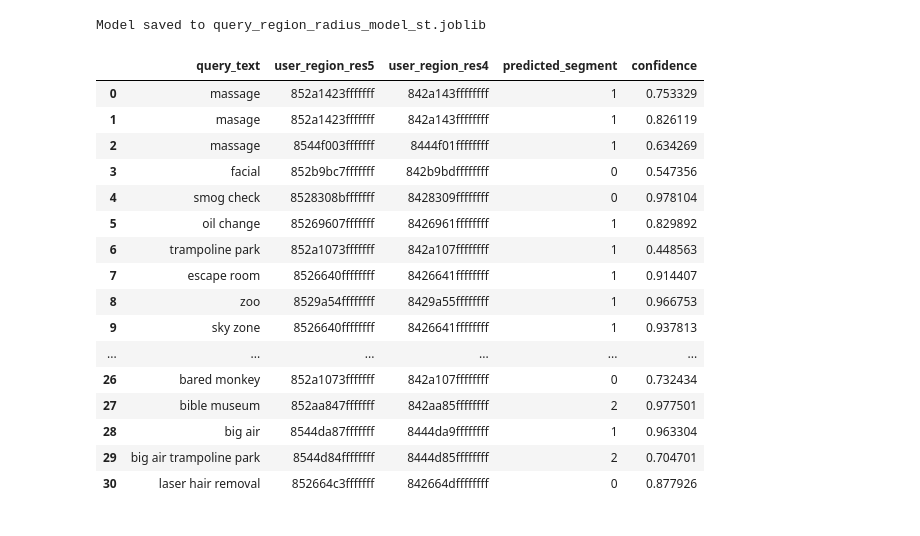
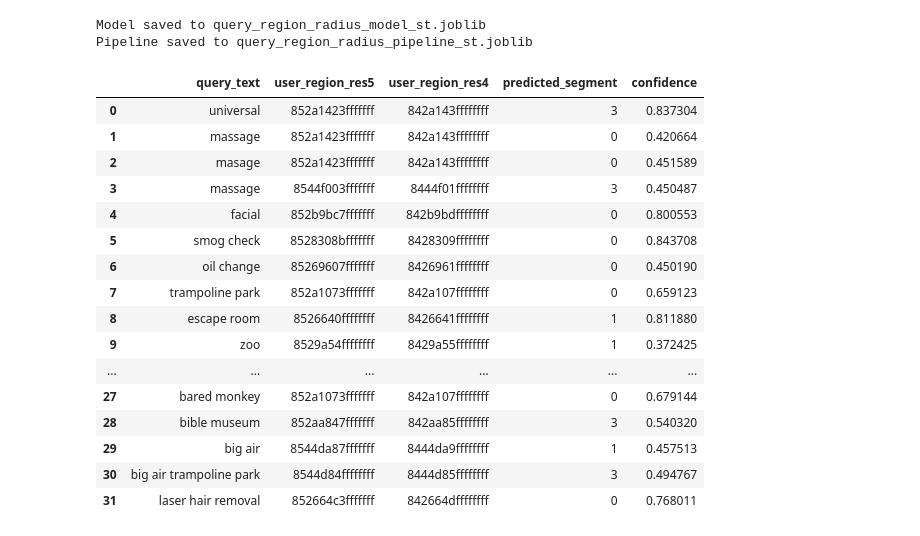
Before and after one commit to zphilippcz/research, a Jupyter notebook: query-to-radius/train_sentence_transformer.ipynb, the cells around one changed output. Saved outputs shown, nothing was run; the diff lists cells and outputs as text; code cells hidden in the pictures.

```diff
--- a/query-to-radius/train_sentence_transformer.ipynb
+++ b/query-to-radius/train_sentence_transformer.ipynb
@@ -1,9 +1,20 @@
 # %%
 import pandas as pd
+import numpy as np
 import os
 
 df = pd.read_csv("data/train.csv")
 print(f"Loaded from CSV: {df.shape}")
 
-df.head()
+
+df = df.rename(
+    columns={
+        "query": "query_text",
+        "region_res5": "user_region_res5",
+        "region_res4": "user_region_res4",
+    }
+).copy()
+df["sample_weight"] = np.log1p(df["total_orders"])
+
+df.query("query_text == 'massage'").head(20)
 # %% [output]
@@ -16,0 +119,7 @@ Loaded from CSV: (3461, 5)
+# %%
+# Features and target from the renamed df
+X = df[["query_text", "user_region_res5", "user_region_res4"]]
+y = df["label"].astype(int)
+w = df["sample_weight"] #= np.log1p(df["total_orders"])
+
+w.head()
@@ -131,7 +221,14 @@ MAE on 3-class bucket_id (0..2): 0.266
 import joblib
 
 MODEL_PATH = "query_region_radius_model_st.joblib"
-joblib.dump(model, MODEL_PATH)
+# Save the wrapped model (which contains the pipeline)
+joblib.dump(wrapped_model, MODEL_PATH)
 print(f"Model saved to {MODEL_PATH}")
+
+# Also save the raw pipeline for backward compatibility if needed
+PIPELINE_PATH = "query_region_radius_pipeline_st.joblib"
+joblib.dump(model, PIPELINE_PATH)
+print(f"Pipeline saved to {PIPELINE_PATH}")
 # %% [output]
 Model saved to query_region_radius_model_st.joblib
+Pipeline saved to query_region_radius_pipeline_st.joblib
@@ -154,6 +253,7 @@ import pandas as pd
 # Test queries - same as in the original notebook
 all_rows = [
     # --- test_rows ---
+    {"query_text": "universal",        "user_region_res5": "852a1423fffffff", "user_region_res4": "842a143ffffffff"},
     {"query_text": "massage",          "user_region_res5": "852a1423fffffff", "user_region_res4": "842a143ffffffff"},
     {"query_text": "masage",           "user_region_res5": "852a1423fffffff", "user_region_res4": "842a143ffffffff"},
     {"query_text": "massage",          "user_region_res5": "8544f003fffffff", "user_region_res4": "8444f01ffffffff"},
@@ -170,54 +270,51 @@ all_rows = [
     {"query_text": "great wolf",       "user_region_res5": "85283471fffffff", "user_region_res4": "8428347ffffffff"},
     {"query_text": "citypass",         "user_region_res5": "8529ab9bfffffff", "user_region_res4": "8429ab9ffffffff"},
     {"query_text": "whale watching",   "user_region_res5": "8529a54ffffffff", "user_region_res4": "8429a55ffffffff"},
     {"query_text": "hotel",            "user_region_res5": "852a1423fffffff", "user_region_res4": "842a143ffffffff"},
     {"query_text": "hotl",             "user_region_res5": "852a1423fffffff", "user_region_res4": "842a143ffffffff"},
     {"query_text": "windows 11",       "user_region_res5": "8529ab9bfffffff", "user_region_res4": "8429ab9ffffffff"},
     {"query_text": "microsoft office", "user_region_res5": "8529ab9bfffffff", "user_region_res4": "8429ab9ffffffff"},
     {"query_text": "costco",           "user_region_res5": "8529ab9bfffffff", "user_region_res4": "8429ab9ffffffff"},
     {"query_text": "cosco",            "user_region_res5": "8529ab9bfffffff", "user_region_res4": "8429ab9ffffffff"},
     {"query_text": "windows 10",       "user_region_res5": "8529ab9bfffffff", "user_region_res4": "8429ab9ffffffff"},
     {"query_text": "airport parking", "user_region_res5": "8529b6d3fffffff", "user_region_res4": "8429b6dffffffff"},
     {"query_text": "architecture boat tour", "user_region_res5": "852664cffffffff", "user_region_res4": "842664dffffffff"},
     {"query_text": "architecture boat tour", "user_region_res5": "852664c3fffffff", "user_region_res4": "842664dffffffff"},
     {"query_text": "bared monkey", "user_region_res5": "852a1073fffffff", "user_region_res4": "842a107ffffffff"},
     {"query_text": "bible museum", "user_region_res5": "852aa847fffffff", "user_region_res4": "842aa85ffffffff"},
     {"query_text": "big air", "user_region_res5": "8544da87fffffff", "user_region_res4": "8444da9ffffffff"},
     {"query_text": "big air trampoline park", "user_region_res5": "8544d84ffffffff", "user_region_res4": "8444d85ffffffff"},
     {"query_text": "laser hair removal", "user_region_res5": "852664c3fffffff", "user_region_res4": "842664dffffffff"},
 ]
 
-# Test DataFrame and predictions
-df_test = pd.DataFrame(all_rows)
+# Test predictions using wrapped model (works with list of dicts, no DataFrame needed)
+pred_segments = wrapped_model.predict(all_rows)
+probs = wrapped_model.predict_proba(all_rows)
 
-# Model expects columns: query_text, user_region_res5, user_region_res4
-probs = model.predict_proba(df_test[["query_text", "user_region_res5", "user_region_res4"]])
-pred_segments = model.predict(df_test[["query_text", "user_region_res5", "user_region_res4"]])
-
-# Confidence is the probability of the predicted class
-df_out = df_test.copy()
+# Create output DataFrame for display
+df_out = pd.DataFrame(all_rows)
 df_out["predicted_segment"] = pred_segments.astype(int)
 df_out["confidence"] = [float(probs[i][pred_segments[i]]) for i in range(len(pred_segments))]
 
 pd.set_option("display.max_colwidth", None)
 pd.set_option("display.max_rows", None)
 
 df_out
 # %% [output]
 |  | query_text | user_region_res5 | user_region_res4 | predicted_segment | confidence |
-| 0 | massage | 852a1423fffffff | 842a143ffffffff | 1 | 0.753329 |
-| 1 | masage | 852a1423fffffff | 842a143ffffffff | 1 | 0.826119 |
-| 2 | massage | 8544f003fffffff | 8444f01ffffffff | 1 | 0.634269 |
-| 3 | facial | 852b9bc7fffffff | 842b9bdffffffff | 0 | 0.547356 |
-| 4 | smog check | 8528308bfffffff | 8428309ffffffff | 0 | 0.978104 |
-| 5 | oil change | 85269607fffffff | 8426961ffffffff | 1 | 0.829892 |
-| 6 | trampoline park | 852a1073fffffff | 842a107ffffffff | 1 | 0.448563 |
-| 7 | escape room | 8526640ffffffff | 8426641ffffffff | 1 | 0.914407 |
-| 8 | zoo | 8529a54ffffffff | 8429a55ffffffff | 1 | 0.966753 |
-| 9 | sky zone | 8526640ffffffff | 8426641ffffffff | 1 | 0.937813 |
+| 0 | universal | 852a1423fffffff | 842a143ffffffff | 3 | 0.837304 |
+| 1 | massage | 852a1423fffffff | 842a143ffffffff | 0 | 0.420664 |
+| 2 | masage | 852a1423fffffff | 842a143ffffffff | 0 | 0.451589 |
+| 3 | massage | 8544f003fffffff | 8444f01ffffffff | 3 | 0.450487 |
+| 4 | facial | 852b9bc7fffffff | 842b9bdffffffff | 0 | 0.800553 |
+| 5 | smog check | 8528308bfffffff | 8428309ffffffff | 0 | 0.843708 |
+| 6 | oil change | 85269607fffffff | 8426961ffffffff | 0 | 0.450190 |
+| 7 | trampoline park | 852a1073fffffff | 842a107ffffffff | 0 | 0.659123 |
+| 8 | escape room | 8526640ffffffff | 8426641ffffffff | 1 | 0.811880 |
+| 9 | zoo | 8529a54ffffffff | 8429a55ffffffff | 1 | 0.372425 |
 | ... | ... | ... | ... | ... | ... |
-| 26 | bared monkey | 852a1073fffffff | 842a107ffffffff | 0 | 0.732434 |
-| 27 | bible museum | 852aa847fffffff | 842aa85ffffffff | 2 | 0.977501 |
-| 28 | big air | 8544da87fffffff | 8444da9ffffffff | 1 | 0.963304 |
-| 29 | big air trampoline park | 8544d84ffffffff | 8444d85ffffffff | 2 | 0.704701 |
-| 30 | laser hair removal | 852664c3fffffff | 842664dffffffff | 0 | 0.877926 |
+| 27 | bared monkey | 852a1073fffffff | 842a107ffffffff | 0 | 0.679144 |
+| 28 | bible museum | 852aa847fffffff | 842aa85ffffffff | 3 | 0.540320 |
+| 29 | big air | 8544da87fffffff | 8444da9ffffffff | 1 | 0.457513 |
+| 30 | big air trampoline park | 8544d84ffffffff | 8444d85ffffffff | 3 | 0.494767 |
+| 31 | laser hair removal | 852664c3fffffff | 842664dffffffff | 0 | 0.768011 |
```
Also changed, not shown: parts of 8 cells of this notebook, 13 other files.
